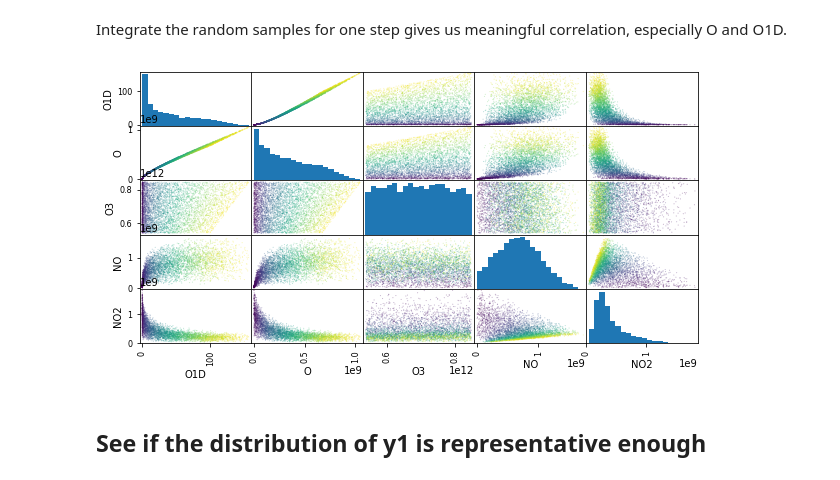
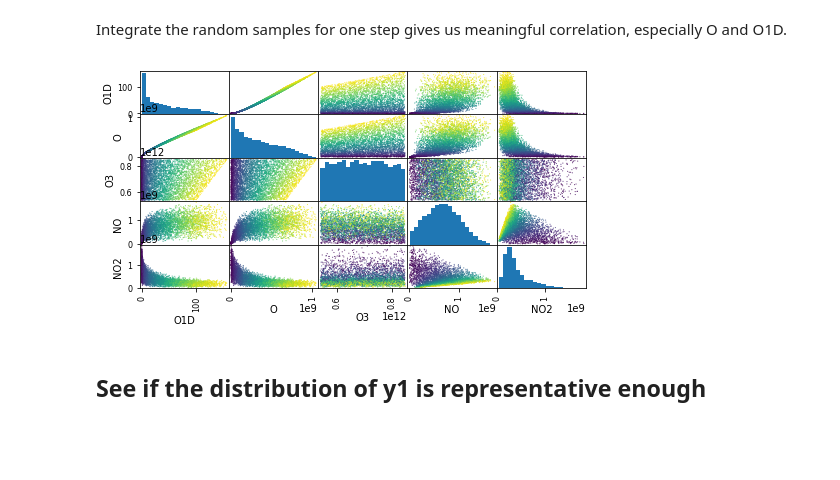
Before and after one commit to JiaweiZhuang/KPP, a Jupyter notebook: my_tests/small_strato/for-final-report.ipynb, the cells around one changed output. Drawn from its saved outputs; the diff is of its cells as text; code cells hidden in the pictures; blank space fills up the shorter version.

```diff
--- a/my_tests/small_strato/for-final-report.ipynb
+++ b/my_tests/small_strato/for-final-report.ipynb
@@ -130,10 +131,11 @@ Wall time: 110 ms
 Integrate the random samples for one step gives us meaningful correlation, especially O and O1D.
 # %%
 df_y1 = pd.DataFrame(y1_list, columns=varnames)
-pd.plotting.scatter_matrix(df_y1, c=y0_list[:,-1], figsize=(10, 5), alpha=0.3, s=5, hist_kwds={'bins': 20});
+pd.plotting.scatter_matrix(df_y1, c=y0_list[:,-1], figsize=(8, 4), alpha=0.8, s=5, hist_kwds={'bins': 20});
+plt.savefig('smallstrato_distribution_reacted.png', dpi=300)
 # color is SUN intensity at the previous time step
 # %% [output]
-[figure, old version]
+[figure, new version]
 # %% [markdown]
 ## See if the distribution of y1 is representative enough
 # %%
```
Also changed, not shown: parts of 17 cells of this notebook.
